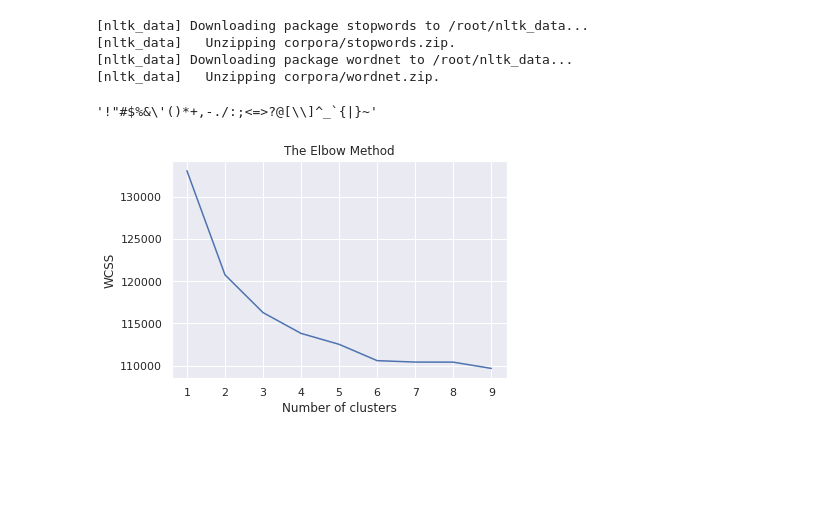
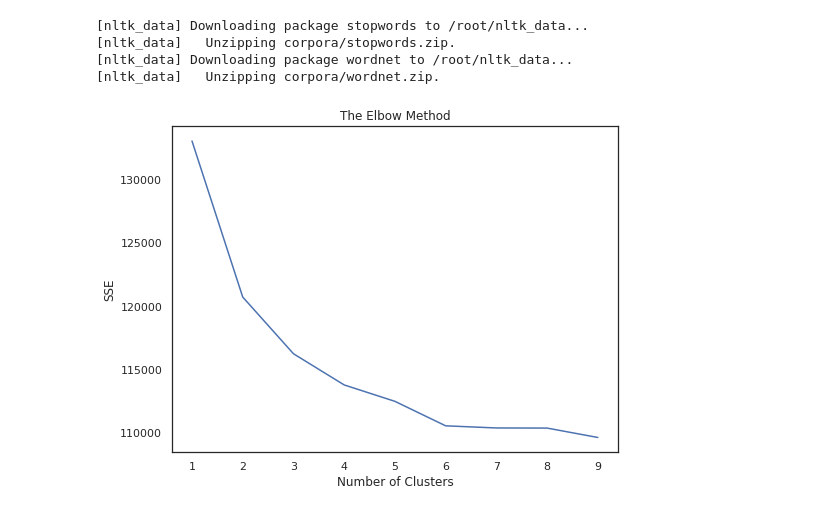
Before and after one commit to chelynl/Text_Analytics, a Jupyter notebook: Sentiment_Analysis.ipynb, the cells around one changed output. Saved outputs shown, nothing was run; the diff lists cells and outputs as text; code cells hidden in the pictures; blank space fills up the shorter version.

```diff
--- a/Sentiment_Analysis.ipynb
+++ b/Sentiment_Analysis.ipynb
@@ -685,5 +697,7 @@ sns.displot(subset_long, x="sentiment", hue="method", element="step")
 # %%
 # Sentiments over time
 sns.set(rc={'figure.figsize':(20,9)})
+sns.set_style(style='white')
 sns.lineplot(x='Date Message Sent', y="sentiment", hue="method", data=subset_long)
+plt.title('Sentiment Scores Across Time')
 # %% [output]
@@ -691,0 +706,10 @@ sns.lineplot(x='Date Message Sent', y="sentiment", hue="method", data=subset_lon
+# %%
+# Get daily message count per person
+msg_count = clean_data.groupby(['Date Message Sent', 'day', 'Sender'])['Message'].size()
+msg_count = msg_count.reset_index().rename(columns={'Message': 'count'})
+
+# Plot message count across time
+sns.set(rc={'figure.figsize':(20,9)})
+sns.set_style(style='white')
+sns.lineplot(x='Date Message Sent', y='count', hue='Sender', data=msg_count)
+plt.title('Daily Message Count Across Time')
@@ -732,10 +779,6 @@ from nltk.stem import PorterStemmer, WordNetLemmatizer
 [nltk_data]   Unzipping corpora/stopwords.zip.
 [nltk_data] Downloading package wordnet to /root/nltk_data...
 [nltk_data]   Unzipping corpora/wordnet.zip.
-# %%
-string.punctuation
-# %% [output]
-'!"#$%&\'()*+,-./:;<=>?@[\\]^_`{|}~'
 # %%
 def text_process(text):
     # stemmer = WordNetLemmatizer()
@@ -759,19 +802,19 @@ vectorizer4 = TfidfVectorizer(analyzer = text_process, stop_words=stopwords.word
 X4 = vectorizer4.fit_transform(desc)
 words = vectorizer4.get_feature_names()
 # %%
-wcss = []
+sse = []
 
 for i in range(1,10):
     kmeans = KMeans(n_clusters=i,init='k-means++',max_iter=300,n_init=10,random_state=0)
     kmeans.fit(X4)
-    wcss.append(kmeans.inertia_)
+    sse.append(kmeans.inertia_)
 
-plt.plot(range(1,10),wcss)
+plt.figure(figsize=(8,6))
+plt.plot(range(1,10), sse)
 plt.title('The Elbow Method')
-plt.xlabel('Number of clusters')
-plt.ylabel('WCSS')
-plt.savefig('elbow.png')
+plt.xlabel('Number of Clusters')
+plt.ylabel('SSE')
 plt.show()
 # %% [output]
-[figure, old version]
+[figure, new version]
 # %%
```
Also changed, not shown: parts of 23 cells of this notebook.
